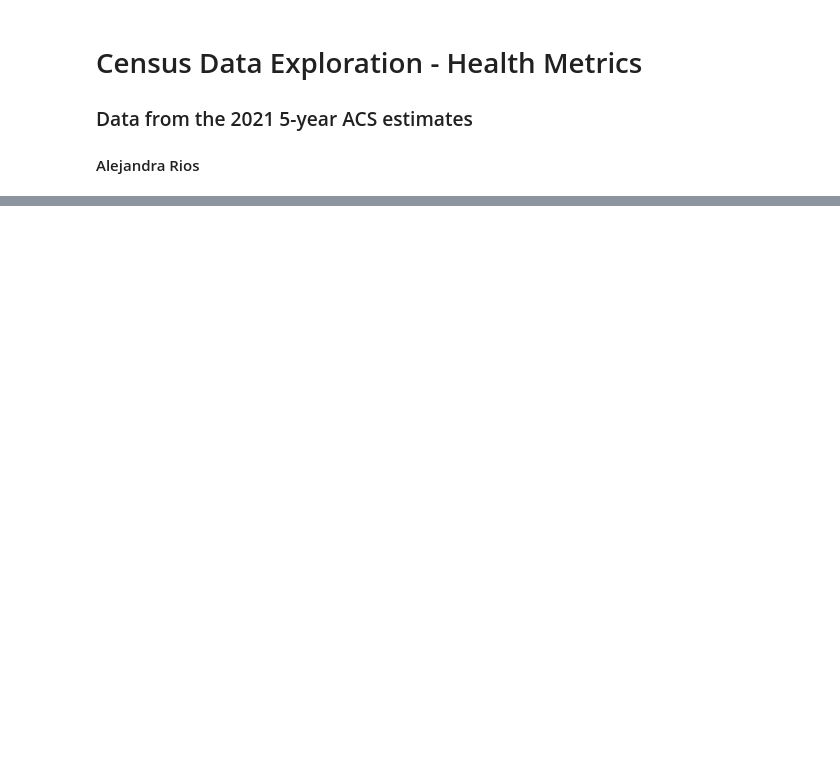
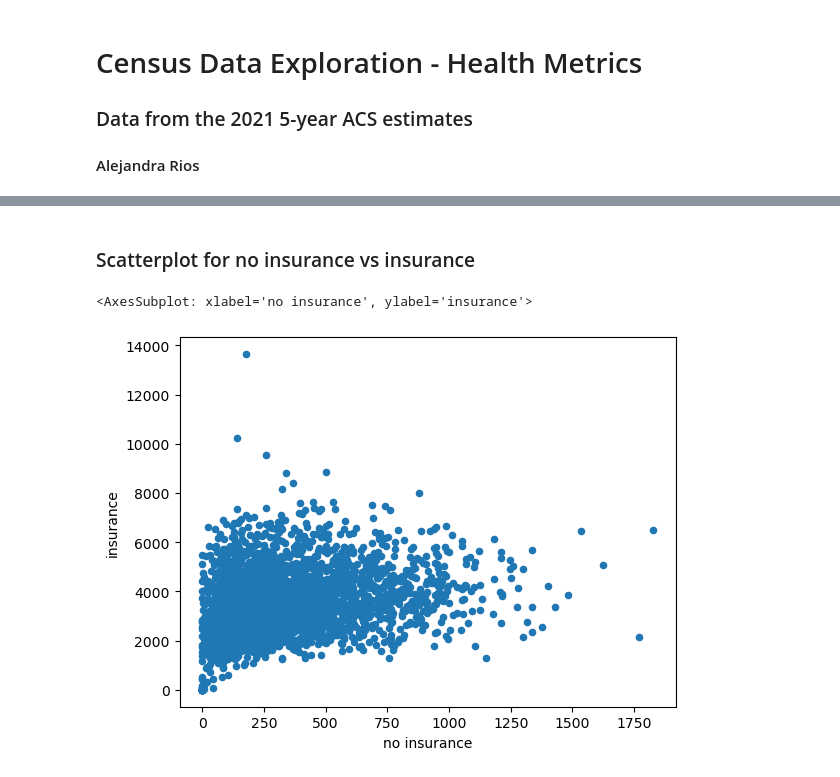
Before and after one commit to rg-al/UP221-cargo, a Jupyter notebook: Census Data Exploration/alejandra-insurance-disability.ipynb, the cells around one changed output, grey strips where cells are left out. Cells and saved outputs as stored; diff of their text form; code cells hidden in the pictures; blank space fills up the shorter version.

```diff
--- a/Census Data Exploration/alejandra-insurance-disability.ipynb
+++ b/Census Data Exploration/alejandra-insurance-disability.ipynb
@@ -13,0 +226,7 @@ df = pd.read_csv('data/R13280610_SL140.csv')
+# %% [markdown]
+### Scatterplot for no insurance vs insurance
+# %%
+df2.plot.scatter(x='no insurance',y='insurance')
+# %% [output]
+<AxesSubplot: xlabel='no insurance', ylabel='insurance'>
+[figure, added]
```
Also changed, not shown: parts of 58 cells of this notebook, 1 other file.
